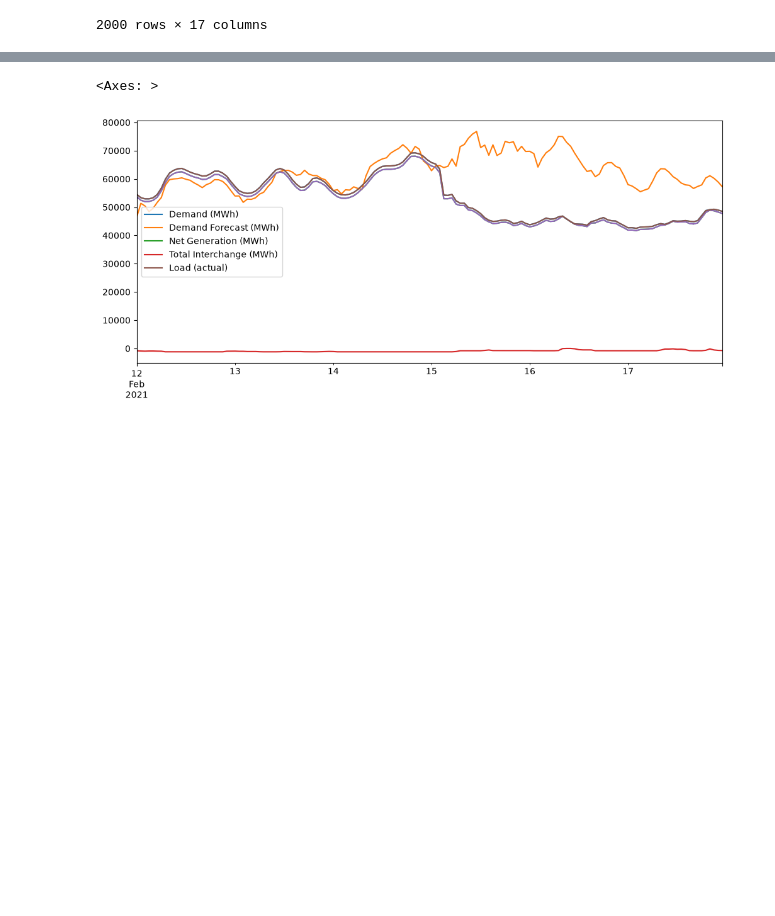
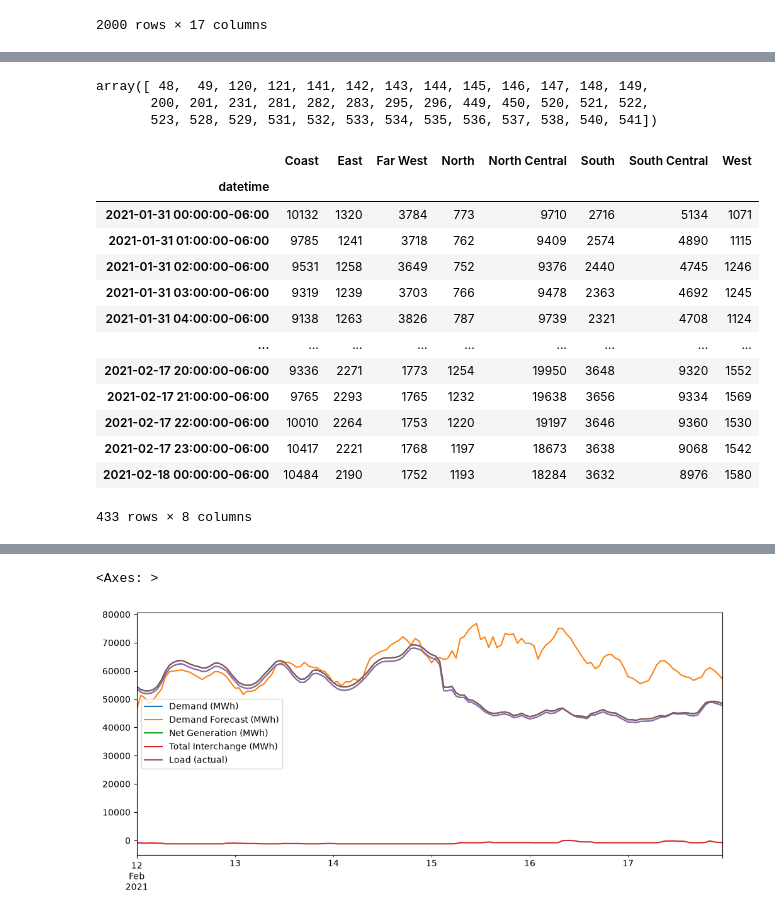
Before and after one commit to samgdotson/energy-lab, a Jupyter notebook: 2021-TX-Power-Outage/notebooks/code-replicate.ipynb, the cells around one changed output, grey strips where cells are left out. Drawn from its saved outputs; the diff is of its cells as text; code cells hidden in the pictures; blank space fills up the shorter version.

Commit message:
renames the load df columns and accesses generator indices

```diff
--- a/2021-TX-Power-Outage/notebooks/code-replicate.ipynb
+++ b/2021-TX-Power-Outage/notebooks/code-replicate.ipynb
@@ -91,6 +108,7 @@ def read_ercot_csv(path):
 gen_df = read_ercot_csv(gen_path)
 lf_df = read_ercot_csv(lf_path)
 load_df = read_ercot_csv(load_path)
+load_df.columns = [col.replace(" Demand (MWh)",'') for col in load_df.columns]
 cty_out_dist_df = pd.read_csv(cty_outage_dist_path,
                              index_col='UTC')
 cty_out_dist_df.index = pd.to_datetime(cty_out_dist_df.index, utc=False).tz_localize('US/Central')
@@ -256,0 +235,4 @@ for i, curr_cty in enumerate(cty_out_dist_df.columns):
+# %%
+lf_df = lf_df.reindex(study_index)
+gen_df = gen_df.reindex(study_index)
+load_df = load_df.reindex(study_index)
@@ -256,0 +259,24 @@ for i, curr_cty in enumerate(cty_out_dist_df.columns):
+# %%
+coal_ind = np.where(np.asarray(mpc['genfuel'])=='coal')
+coal_ind[0]
+# %% [output]
+array([ 48,  49, 120, 121, 141, 142, 143, 144, 145, 146, 147, 148, 149,
+       200, 201, 231, 281, 282, 283, 295, 296, 449, 450, 520, 521, 522,
+       523, 528, 529, 531, 532, 533, 534, 535, 536, 537, 538, 540, 541])
+# %%
+load_df
+# %% [output]
+|  | Coast | East | Far West | North | North Central | South | South Central | West |
+| datetime |  |  |  |  |  |  |  |  |
+| 2021-01-31 00:00:00-06:00 | 10132 | 1320 | 3784 | 773 | 9710 | 2716 | 5134 | 1071 |
+| 2021-01-31 01:00:00-06:00 | 9785 | 1241 | 3718 | 762 | 9409 | 2574 | 4890 | 1115 |
+| 2021-01-31 02:00:00-06:00 | 9531 | 1258 | 3649 | 752 | 9376 | 2440 | 4745 | 1246 |
+| 2021-01-31 03:00:00-06:00 | 9319 | 1239 | 3703 | 766 | 9478 | 2363 | 4692 | 1245 |
+| 2021-01-31 04:00:00-06:00 | 9138 | 1263 | 3826 | 787 | 9739 | 2321 | 4708 | 1124 |
+| ... | ... | ... | ... | ... | ... | ... | ... | ... |
+| 2021-02-17 20:00:00-06:00 | 9336 | 2271 | 1773 | 1254 | 19950 | 3648 | 9320 | 1552 |
+| 2021-02-17 21:00:00-06:00 | 9765 | 2293 | 1765 | 1232 | 19638 | 3656 | 9334 | 1569 |
+| 2021-02-17 22:00:00-06:00 | 10010 | 2264 | 1753 | 1220 | 19197 | 3646 | 9360 | 1530 |
+| 2021-02-17 23:00:00-06:00 | 10417 | 2221 | 1768 | 1197 | 18673 | 3638 | 9068 | 1542 |
+| 2021-02-18 00:00:00-06:00 | 10484 | 2190 | 1752 | 1193 | 18284 | 3632 | 8976 | 1580 |
+433 rows × 8 columns
```
Also changed, not shown: parts of 24 cells of this notebook.
